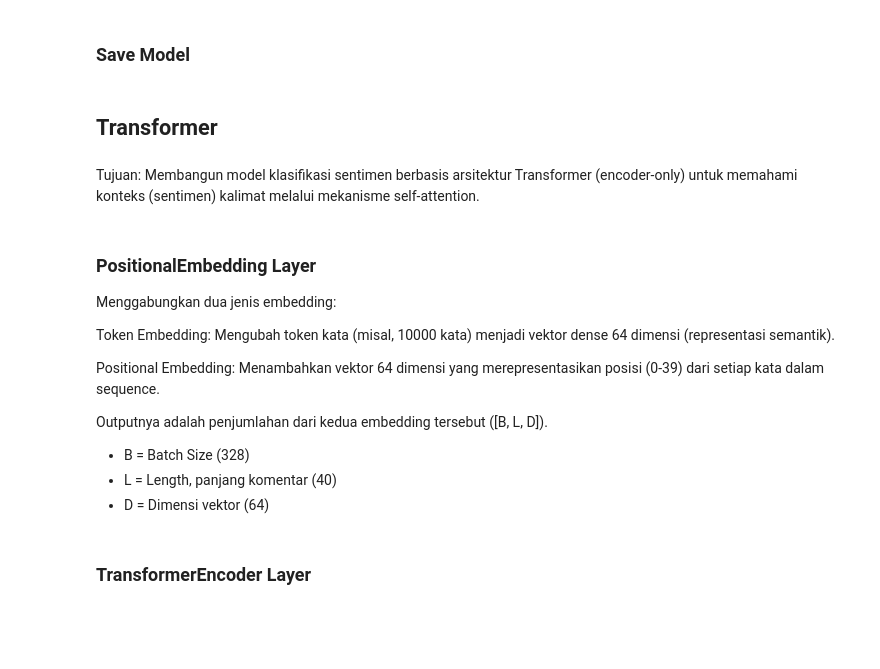
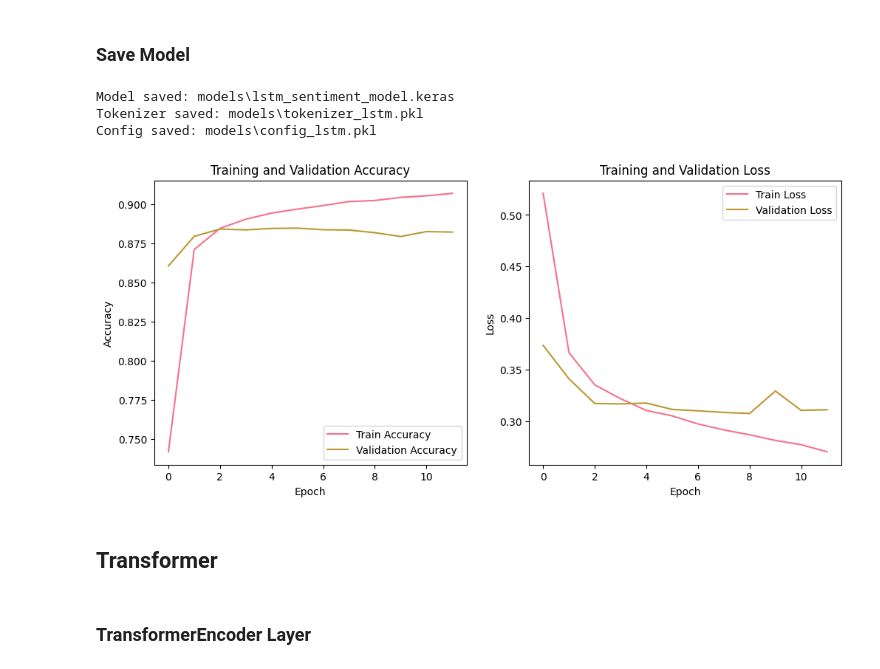
Before and after one commit to iDesxtop/Tugas-3-Transformer_Kelompok-3, a Jupyter notebook: Klasifikasi/Transformer_New.ipynb, the cells around one changed output. Cells and saved outputs as stored; diff of their text form; code cells hidden in the pictures; blank space fills up the shorter version.

Commit message:
Penambahan Grafik untuk analisis

```diff
--- a/Klasifikasi/Transformer_New.ipynb
+++ b/Klasifikasi/Transformer_New.ipynb
@@ -738,7 +746,7 @@ print(confusion_matrix(y_test, y_pred))
 ### Save Model
 # %%
 # Create models directory if not exists
-models_dir = Path("../models")
+models_dir = Path("models/")
 models_dir.mkdir(exist_ok=True)
 
 # 1. Save model (Keras format .keras - recommended)
@@ -763,19 +771,32 @@ config_path = models_dir / "config_lstm.pkl"
 with open(config_path, 'wb') as f:
     pickle.dump(config, f)
 print(f"Config saved: {config_path}")
+# %% [output]
+Model saved: models\lstm_sentiment_model.keras
+Tokenizer saved: models\tokenizer_lstm.pkl
+Config saved: models\config_lstm.pkl
+# %%
+import matplotlib.pyplot as plt
+# Plot/visualisasi akurasi & loss training & validation
+plt.figure(figsize=(12, 5))
+# Akurasi
+plt.subplot(1, 2, 1)
+plt.plot(history.history['accuracy'], label='Train Accuracy')
+plt.plot(history.history['val_accuracy'], label='Validation Accuracy')
+plt.title('Training and Validation Accuracy')
+plt.xlabel('Epoch')
+plt.ylabel('Accuracy')
+plt.legend()
+# Loss
+plt.subplot(1, 2, 2)
+plt.plot(history.history['loss'], label='Train Loss')
+plt.plot(history.history['val_loss'], label='Validation Loss')
+plt.title('Training and Validation Loss')
+plt.xlabel('Epoch')
+plt.ylabel('Loss')
+plt.legend()
+plt.show()
+# %% [output]
+[figure, added]
 # %% [markdown]
 ## Transformer
-# %% [markdown]
-Tujuan: Membangun model klasifikasi sentimen berbasis arsitektur Transformer (encoder-only) untuk memahami konteks (sentimen) kalimat melalui mekanisme self-attention.
-# %% [markdown]
-### PositionalEmbedding Layer
-Menggabungkan dua jenis embedding:
-
-Token Embedding: Mengubah token kata (misal, 10000 kata) menjadi vektor dense 64 dimensi (representasi semantik).
-
-Positional Embedding: Menambahkan vektor 64 dimensi yang merepresentasikan posisi (0-39) dari setiap kata dalam sequence.
-
-Outputnya adalah penjumlahan dari kedua embedding tersebut ([B, L, D]).
-- B = Batch Size (328)
-- L = Length, panjang komentar (40)
-- D = Dimensi vektor (64)
```
Also changed, not shown: parts of 45 cells of this notebook, 10 other files.
